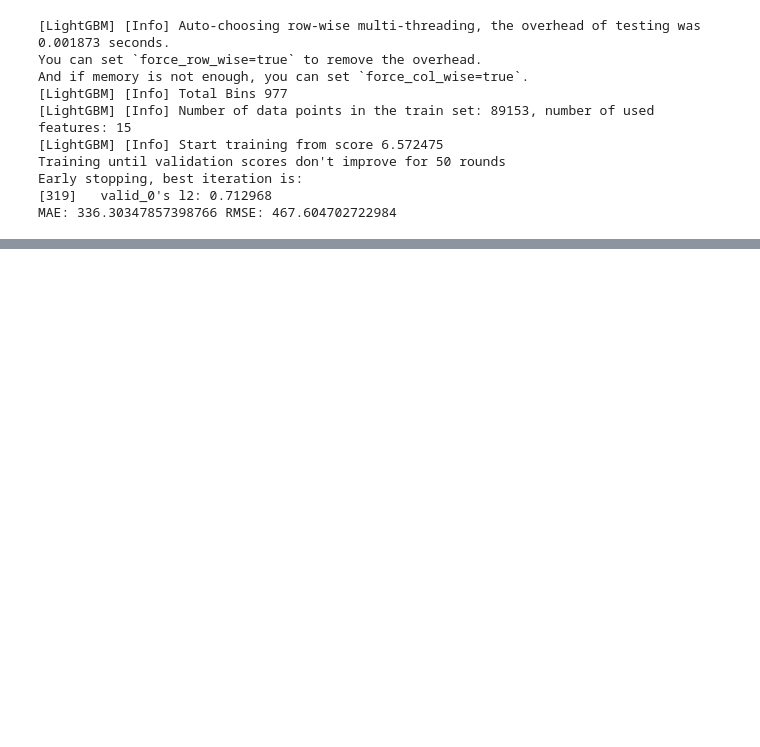
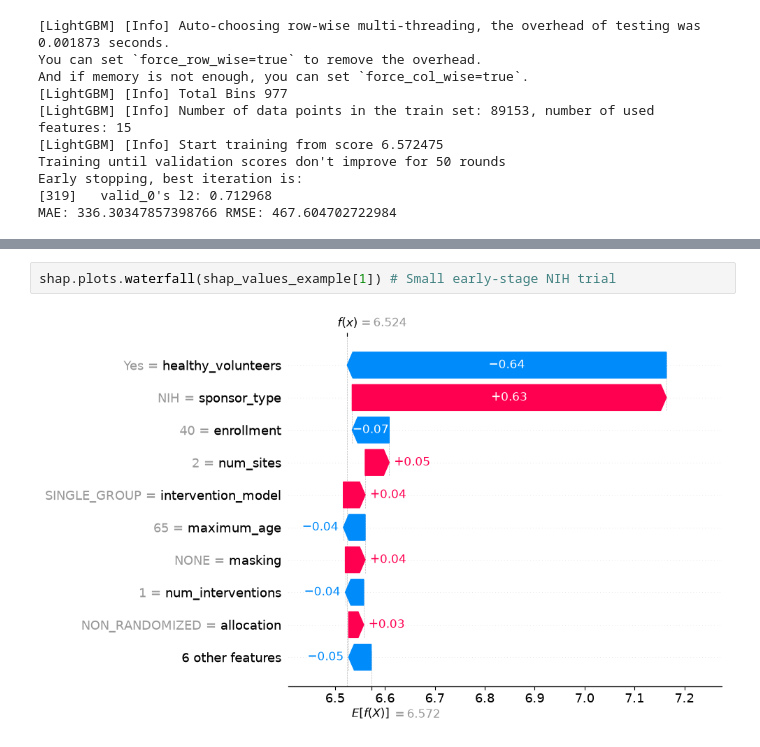
Before and after one commit to eth-tran/Pharmaceutical-Investment-Analysis, a Jupyter notebook: Analysis.ipynb, the cells around one changed output, grey strips where cells are left out. Cells and saved outputs as stored; diff of their text form; blank space fills up the shorter version.

```diff
--- a/Analysis.ipynb
+++ b/Analysis.ipynb
@@ -187,0 +254,4 @@ Linear Regression — MAE: 377.2657946572878 RMSE: 640.276959747687
+# %%
+shap.plots.waterfall(shap_values_example[1]) # Small early-stage NIH trial
+# %% [output]
+[figure, added]
```
Also changed, not shown: parts of 18 cells of this notebook.
